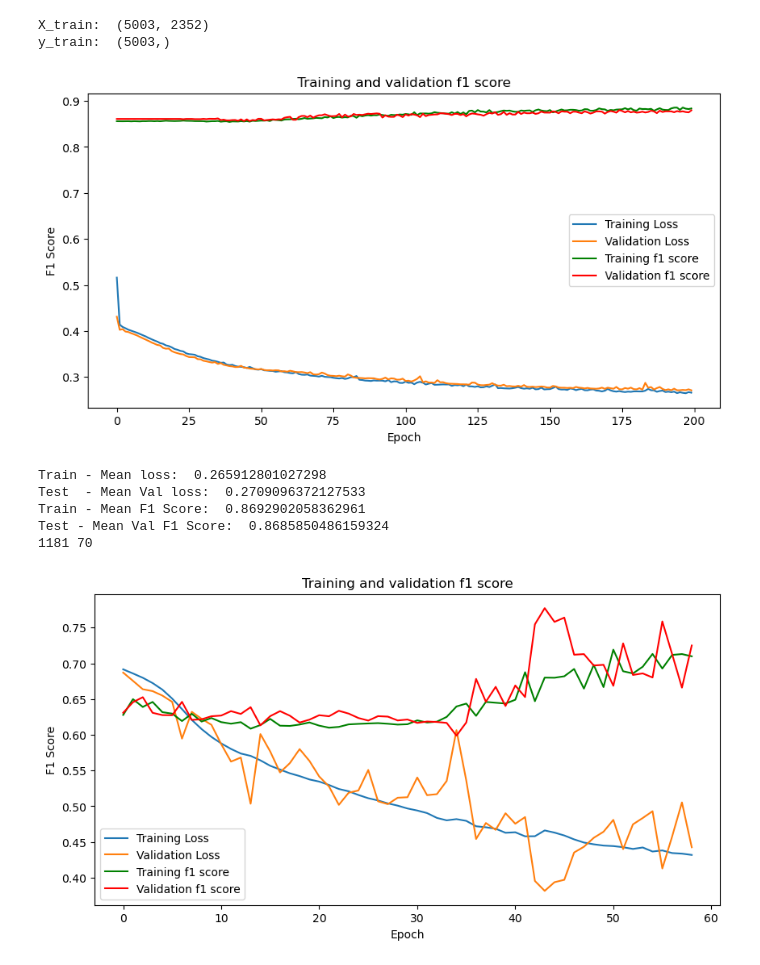
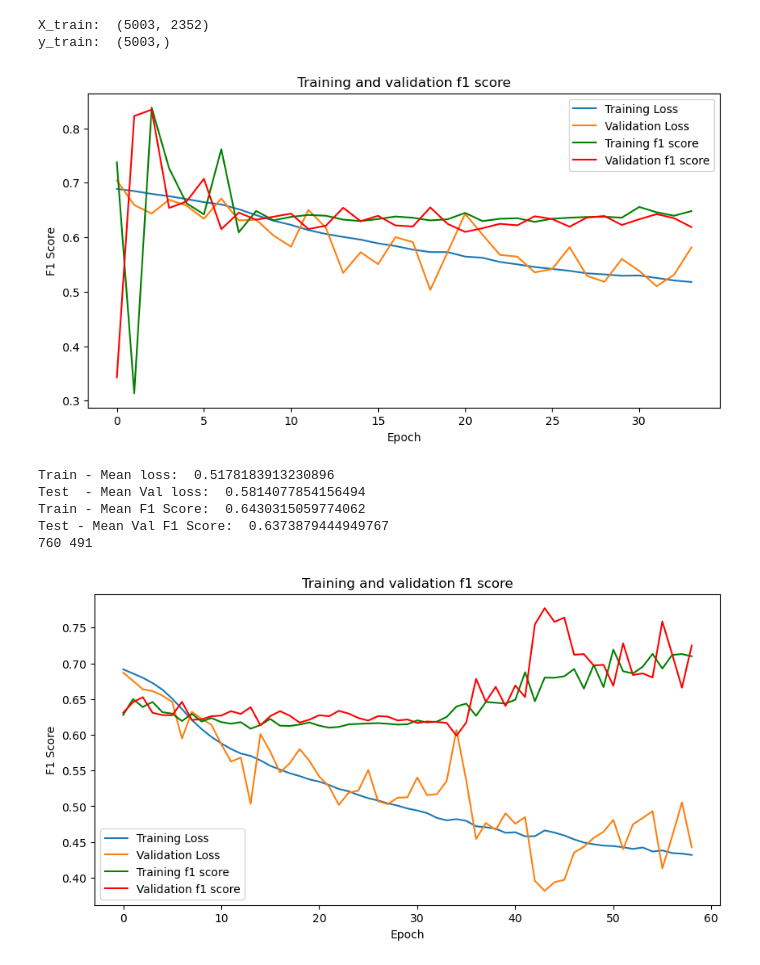
Before and after one commit to duarte3333/Machine_Learning, a Jupyter notebook: Pb1_ImageAnalysis/task1_imageanalysis.ipynb, the cells around one changed output. Drawn from its saved outputs; the diff is of its cells as text; code cells hidden in the pictures.

Commit message:
class weights

```diff
--- a/Pb1_ImageAnalysis/task1_imageanalysis.ipynb
+++ b/Pb1_ImageAnalysis/task1_imageanalysis.ipynb
@@ -143,18 +143,17 @@ def class_weights(y_train): #classes less frequent get higher weights in trainin
     class_weights = {0: weights[0], 1:weights[1]} #stored in dictionary
     return class_weights
 
-def class_weights(y_train):
-    y_train_int = tf.argmax(y_train, axis=1)
-    y_train_int_np = y_train_int.numpy()
-    weights = class_weight.compute_class_weight('balanced', classes=np.unique(y_train_int_np), y=y_train_int_np)
-    class_weights = {i: weights[i] for i in range(len(weights))}
-    return class_weights
+def train_model_class_weights(MLP, X_train, y_train, X_validation, y_validation, in_verbose):
+    early_stop = EarlyStopping(monitor='val_loss', patience=15, restore_best_weights=True) #Patince is the number of epochs whithout improvements
+    history = MLP.fit(X_train, y_train, validation_data=(X_validation, y_validation),
+                   batch_size=512, epochs=50, shuffle=True, verbose=in_verbose, callbacks=[early_stop],
+                   class_weight=class_weights(y_train))
+    return history
 
 def train_model(MLP, X_train, y_train, X_validation, y_validation, in_verbose):
     early_stop = EarlyStopping(monitor='val_loss', patience=15, restore_best_weights=True) #Patince is the number of epochs whithout improvements
     history = MLP.fit(X_train, y_train, validation_data=(X_validation, y_validation),
                    batch_size=512, epochs=50, shuffle=True, verbose=in_verbose, callbacks=[early_stop])
-                   #class_weight=class_weights(y_train))
     return history
 
 ######################## RESULTS ############################
@@ -201,26 +200,26 @@ Xs, Xs_test = preprocess_data(X, X_t)
 X_train, X_validation, y_train, y_validation = split_data(Xs, y)
 X_train_shuffle, y_train_shuffle = shuffle_data(X_train, y_train)
 train_labels, train_images, test_images, test_labels = encode_data(y_train_shuffle, X_train_shuffle, y_validation, X_validation)
-#plot_images(10, X_train)
+#plot_images(10, train_images)
 # %% [output]
 X_train:  (5003, 2352)
 y_train:  (5003,)
 # %%
 ########## FIRST APPROACH - MLP with imbalanced data ###################
 
 #Compiled with categorical_crossentropy
 NN_model = MLP_NN()
 Compile_MLP_categorical_crossentropy(NN_model)
-history = train_model(NN_model, train_images, train_labels, test_images, test_labels, 0)
+history = train_model_class_weights(NN_model, train_images, train_labels, test_images, test_labels, 0)
 check_results(history)
 check_imbalance(NN_model)
 # %% [output]
-[figure, old version]
+[figure, new version]
-Train - Mean loss:  0.265912801027298
-Test  - Mean Val loss:  0.2709096372127533
-Train - Mean F1 Score:  0.8692902058362961
-Test - Mean Val F1 Score:  0.8685850486159324
-1181 70
+Train - Mean loss:  0.5178183913230896
+Test  - Mean Val loss:  0.5814077854156494
+Train - Mean F1 Score:  0.6430315059774062
+Test - Mean Val F1 Score:  0.6373879444949767
+760 491
 # %%
 NN_model_2 = Convolution_NN()
 Compile_MLP_categorical_crossentropy(NN_model_2)
```
Also changed, not shown: parts of 1 cell of this notebook.
